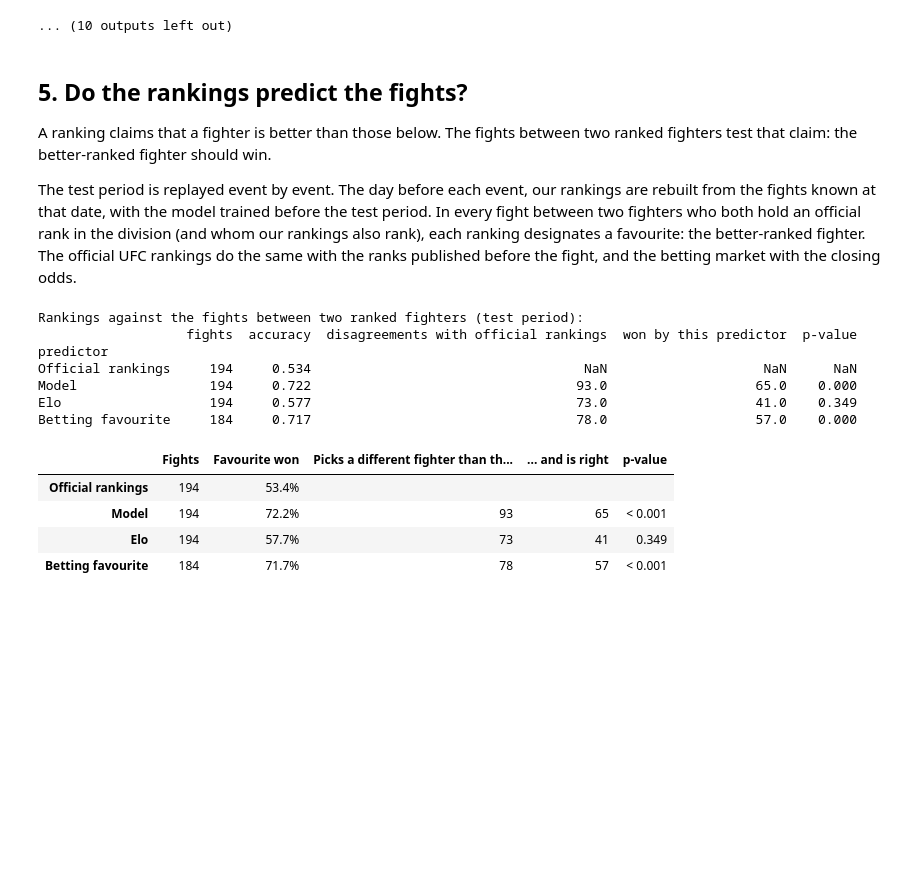
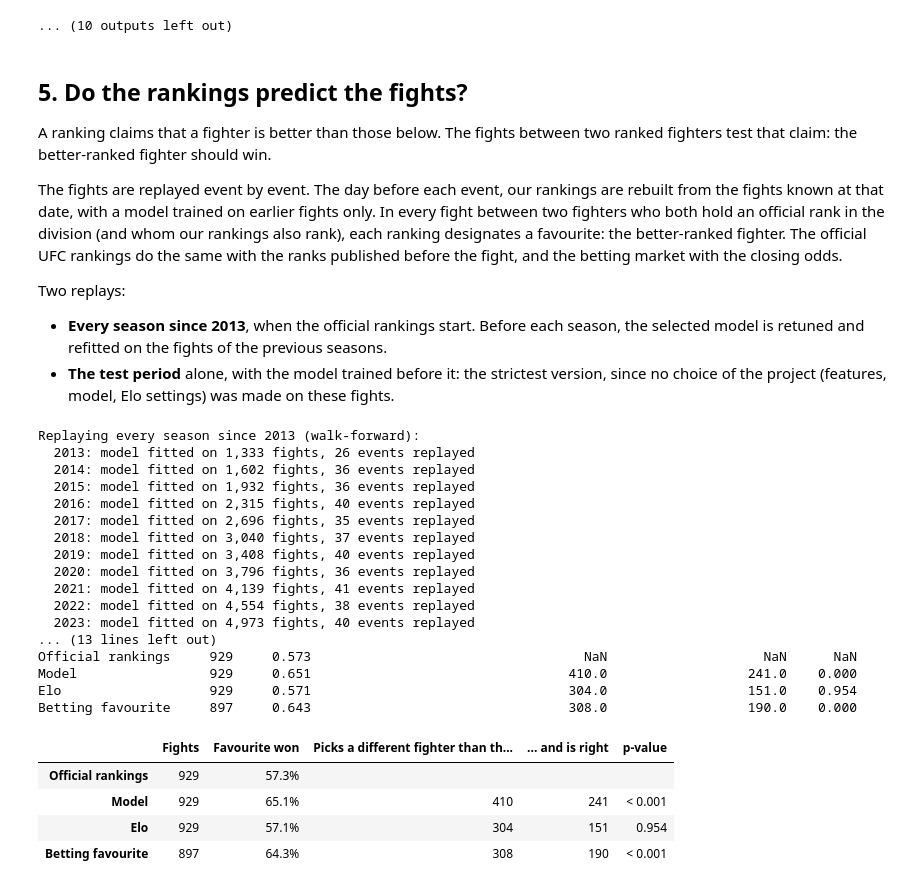
Before and after one commit to tnadiedjoa/Rating-UFC, a Jupyter notebook: UFC_Pipeline.ipynb, the cells around one changed output. Saved outputs shown, nothing was run; the diff lists cells and outputs as text; code cells hidden in the pictures; blank space fills up the shorter version.

```diff
--- a/UFC_Pipeline.ipynb
+++ b/UFC_Pipeline.ipynb
@@ -244,20 +246,35 @@ for division in DIVISIONS:
 
 A ranking claims that a fighter is better than those below. The fights between two ranked fighters test that claim: the better-ranked fighter should win.
 
-The test period is replayed event by event. The day before each event, our rankings are rebuilt from the fights known at that date, with the model trained before the test period. In every fight between two fighters who both hold an official rank in the division (and whom our rankings also rank), each ranking designates a favourite: the better-ranked fighter. The official UFC rankings do the same with the ranks published before the fight, and the betting market with the closing odds.
+The fights are replayed event by event. The day before each event, our rankings are rebuilt from the fights known at that date, with a model trained on earlier fights only. In every fight between two fighters who both hold an official rank in the division (and whom our rankings also rank), each ranking designates a favourite: the better-ranked fighter. The official UFC rankings do the same with the ranks published before the fight, and the betting market with the closing odds.
+
+Two replays:
+
+- **Every season since 2013**, when the official rankings start. Before each season, the selected model is retuned and refitted on the fights of the previous seasons.
+- **The test period** alone, with the model trained before it: the strictest version, since no choice of the project (features, model, Elo settings) was made on these fights.
 # %%
 backtest = backtest_rankings(master, rounds, elo_history, matchups, fitted)
-format_summary(backtest)
+format_summary(backtest['every season since 2013'])
 # %% [output]
-Rankings against the fights between two ranked fighters (test period):
-                   fights  accuracy  disagreements with official rankings  won by this predictor  p-value
-predictor
-Official rankings     194     0.534                                   NaN                    NaN      NaN
-Model                 194     0.722                                  93.0                   65.0    0.000
-Elo                   194     0.577                                  73.0                   41.0    0.349
-Betting favourite     184     0.717                                  78.0                   57.0    0.000
+Replaying every season since 2013 (walk-forward):
+  2013: model fitted on 1,333 fights, 26 events replayed
+  2014: model fitted on 1,602 fights, 36 events replayed
+  2015: model fitted on 1,932 fights, 36 events replayed
+  2016: model fitted on 2,315 fights, 40 events replayed
+  2017: model fitted on 2,696 fights, 35 events replayed
+  2018: model fitted on 3,040 fights, 37 events replayed
+  2019: model fitted on 3,408 fights, 40 events replayed
+  2020: model fitted on 3,796 fights, 36 events replayed
+  2021: model fitted on 4,139 fights, 41 events replayed
+  2022: model fitted on 4,554 fights, 38 events replayed
+  2023: model fitted on 4,973 fights, 40 events replayed
+... (13 lines left out)
+Official rankings     929     0.573                                   NaN                    NaN      NaN
+Model                 929     0.651                                 410.0                  241.0    0.000
+Elo                   929     0.571                                 304.0                  151.0    0.954
+Betting favourite     897     0.643                                 308.0                  190.0    0.000
 |  | Fights | Favourite won | Picks a different fighter than th... | ... and is right | p-value |
-| Official rankings | 194 | 53.4% |  |  |  |
-| Model | 194 | 72.2% | 93 | 65 | < 0.001 |
-| Elo | 194 | 57.7% | 73 | 41 | 0.349 |
-| Betting favourite | 184 | 71.7% | 78 | 57 | < 0.001 |
+| Official rankings | 929 | 57.3% |  |  |  |
+| Model | 929 | 65.1% | 410 | 241 | < 0.001 |
+| Elo | 929 | 57.1% | 304 | 151 | 0.954 |
+| Betting favourite | 897 | 64.3% | 308 | 190 | < 0.001 |
```
Also changed, not shown: parts of 6 cells of this notebook, 8 other files.
